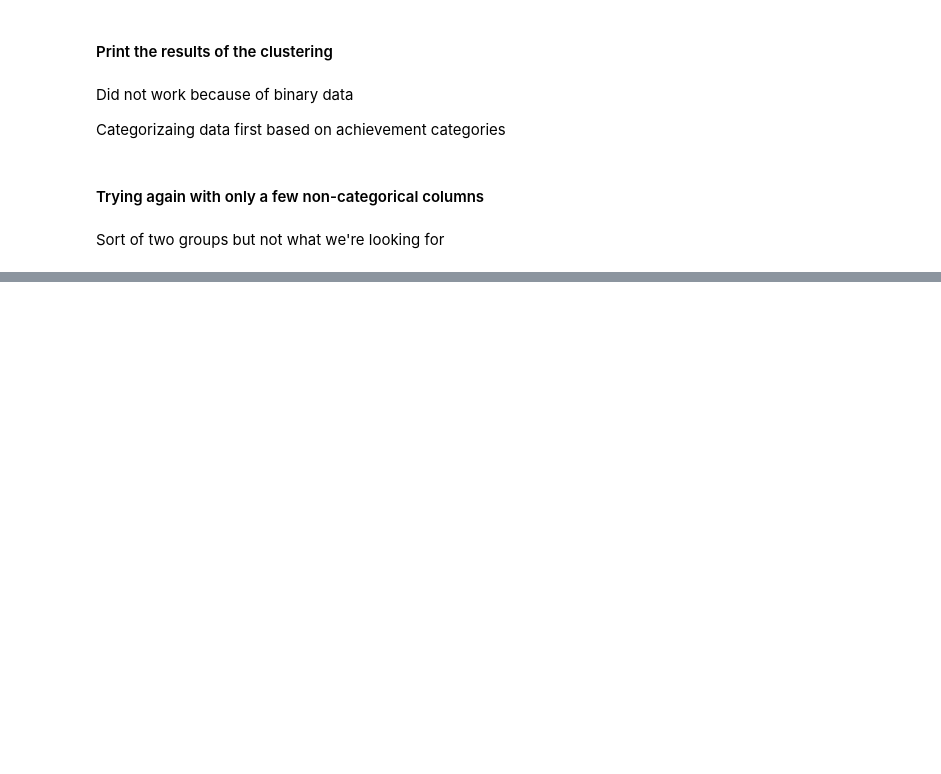
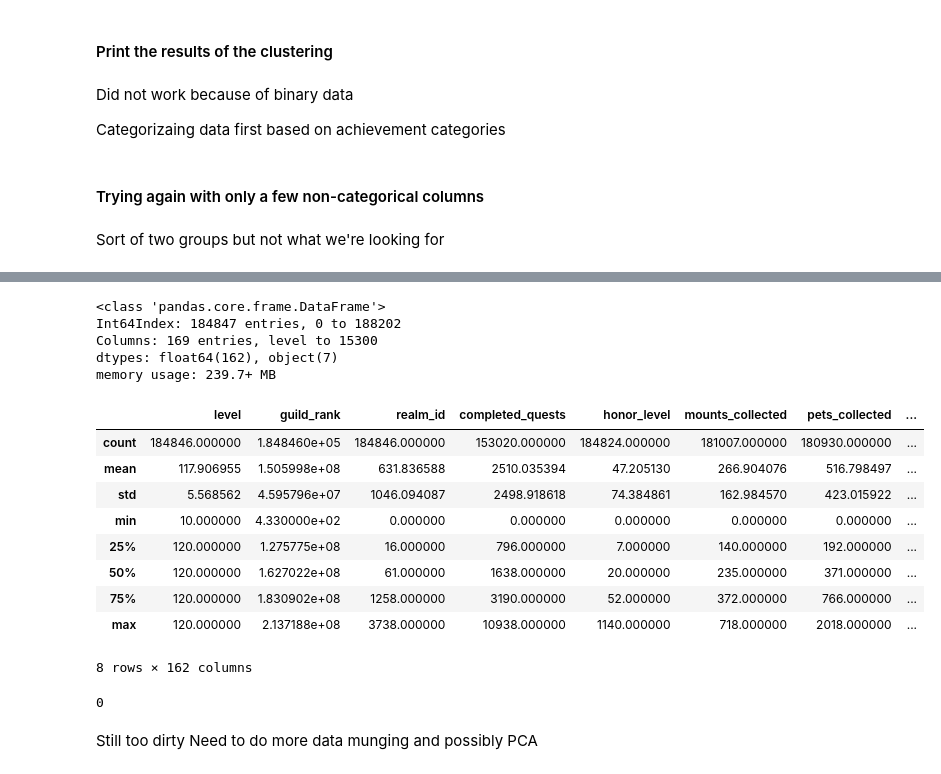
Before and after one commit to haleyspeed/insight_data_science, a Jupyter notebook: subscript/subscript/leaderboard_explorer.ipynb, the cells around one changed output, grey strips where cells are left out. Cells and saved outputs as stored; diff of their text form; code cells hidden in the pictures; blank space fills up the shorter version.

```diff
--- a/subscript/subscript/leaderboard_explorer.ipynb
+++ b/subscript/subscript/leaderboard_explorer.ipynb
@@ -292,0 +362,4 @@ Sort of two groups but not what we're looking for
+# %%
+df_lead = pd.read_csv(os.path.join(dir_clean,'categorized_leaderboard_player_stats.csv'))
+df_lead = df_lead.drop(['leaderboard', 'Unnamed: 0'], axis =1)
+df_lead.head()
@@ -292,0 +374,23 @@ Sort of two groups but not what we're looking for
+# %%
+df_all = df_all.append(df_lead, ignore_index = True)
+df_all = df_all.drop_duplicates()
+df_all.info()
+# %% [output]
+<class 'pandas.core.frame.DataFrame'>
+Int64Index: 184847 entries, 0 to 188202
+Columns: 169 entries, level to 15300
+dtypes: float64(162), object(7)
+memory usage: 239.7+ MB
+# %%
+df_all.describe()
+# %% [output]
+|  | level | guild_rank | realm_id | completed_quests | honor_level | mounts_collected | pets_collected | ... |
+| count | 184846.000000 | 1.848460e+05 | 184846.000000 | 153020.000000 | 184824.000000 | 181007.000000 | 180930.000000 | ... |
+| mean | 117.906955 | 1.505998e+08 | 631.836588 | 2510.035394 | 47.205130 | 266.904076 | 516.798497 | ... |
+| std | 5.568562 | 4.595796e+07 | 1046.094087 | 2498.918618 | 74.384861 | 162.984570 | 423.015922 | ... |
+| min | 10.000000 | 4.330000e+02 | 0.000000 | 0.000000 | 0.000000 | 0.000000 | 0.000000 | ... |
+| 25% | 120.000000 | 1.275775e+08 | 16.000000 | 796.000000 | 7.000000 | 140.000000 | 192.000000 | ... |
+| 50% | 120.000000 | 1.627022e+08 | 61.000000 | 1638.000000 | 20.000000 | 235.000000 | 371.000000 | ... |
+| 75% | 120.000000 | 1.830902e+08 | 1258.000000 | 3190.000000 | 52.000000 | 372.000000 | 766.000000 | ... |
+| max | 120.000000 | 2.137188e+08 | 3738.000000 | 10938.000000 | 1140.000000 | 718.000000 | 2018.000000 | ... |
+8 rows × 162 columns
@@ -292,0 +411,17 @@ Sort of two groups but not what we're looking for
+# %%
+from sklearn.cluster import DBSCAN
+from sklearn import metrics
+
+# Compute DBSCAN
+db = DBSCAN(eps=.01, min_samples=10).fit(df_dbscan3)
+core_samples_mask = np.zeros_like(db.labels_, dtype=bool)
+core_samples_mask[db.core_sample_indices_] = True
+labels = db.labels_
+
+# Number of clusters in labels, ignoring noise if present.
+n_clusters_ = len(set(labels)) - (1 if -1 in labels else 0)
+n_noise_ = list(labels).count(-1)
+
+print(n_clusters_)
+# %% [output]
+0
@@ -292,0 +453,3 @@ Sort of two groups but not what we're looking for
+# %% [markdown]
+Still too dirty
+Need to do more data munging and possibly PCA
```
Also changed, not shown: parts of 16 cells of this notebook, 9 other files.
